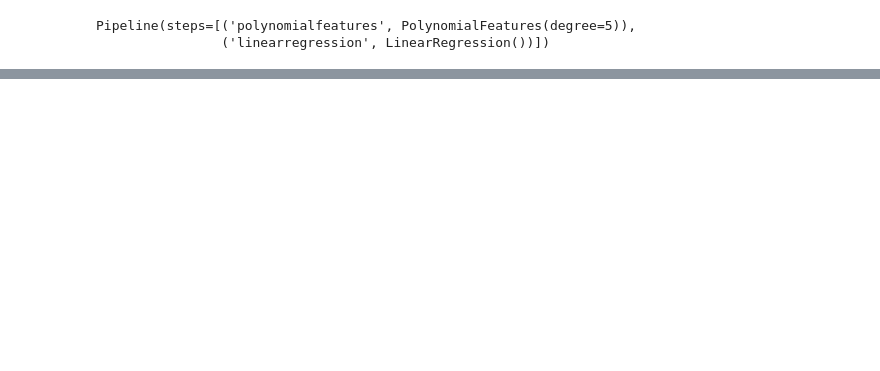
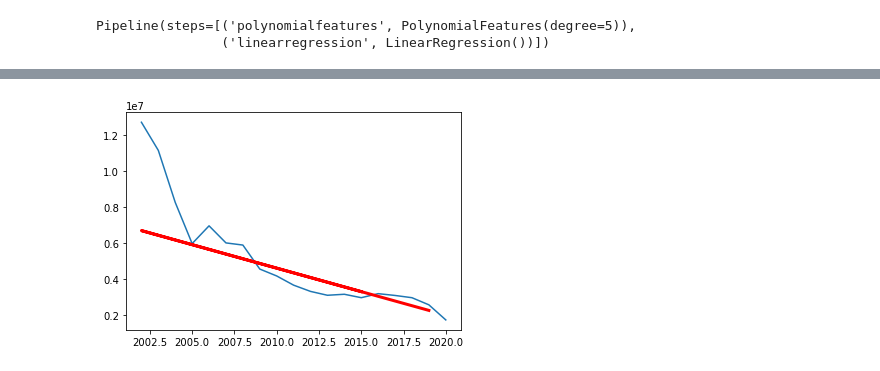
Before and after one commit to knuffelbeer/leren_en_beslissen_public, a Jupyter notebook: company_emissions_preprocessing_lin_reg.ipynb, the cells around one changed output, grey strips where cells are left out. Cells and saved outputs as stored; diff of their text form; code cells hidden in the pictures; blank space fills up the shorter version.

```diff
--- a/company_emissions_preprocessing_lin_reg.ipynb
+++ b/company_emissions_preprocessing_lin_reg.ipynb
@@ -240,0 +283,20 @@ plt.show()
+# %%
+#gebruik alle data punten ipv mean
+training_data = df1[df1.year != 2020]
+test_data = df1[df1.year == 2020]
+
+y1 = training_data.scope.values
+x1 = training_data.year.values
+
+length = len(training_data)
+x1 = x1.reshape(length, 1)
+y1 = y1.reshape(length, 1)
+
+reg = linear_model.LinearRegression()
+reg = reg.fit(x1,y1)
+
+plt.plot(x,y)
+plt.plot(x1, reg.predict(x1), color='red', linewidth=3)
+plt.show()
+# %% [output]
+[figure, added]
```
Also changed, not shown: parts of 8 cells of this notebook.
